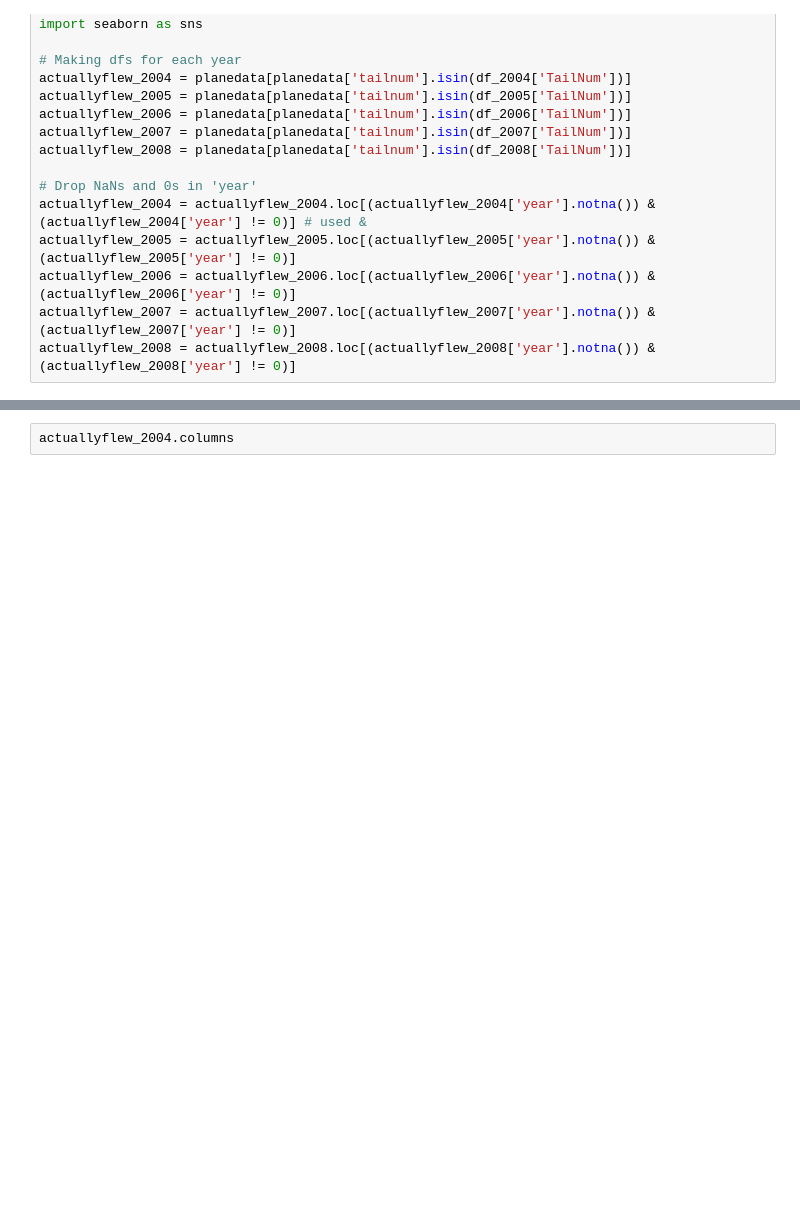
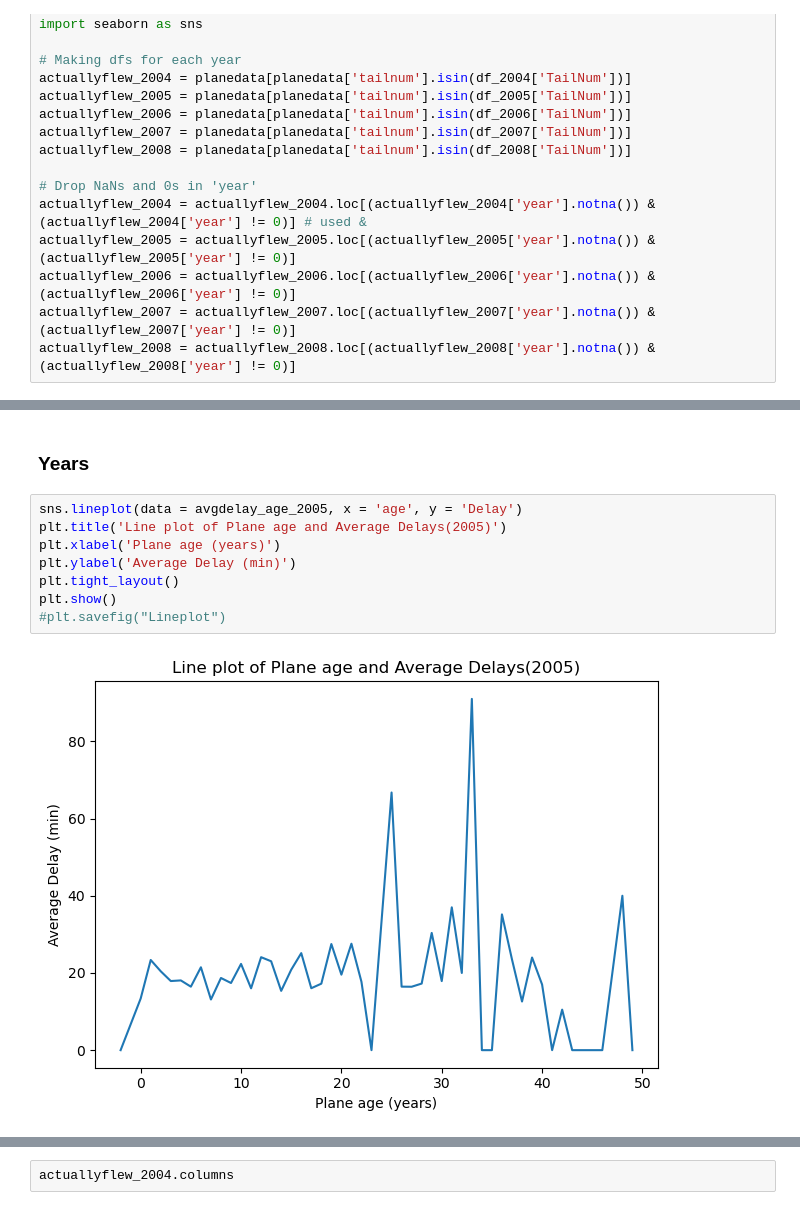
Before and after one commit to SJH1305/Coursework, a Jupyter notebook: Part 2_Q2b.ipynb, the cells around one changed output, grey strips where cells are left out. Drawn from its saved outputs; the diff is of its cells as text; blank space fills up the shorter version.

```diff
--- a/Part 2_Q2b.ipynb
+++ b/Part 2_Q2b.ipynb
@@ -109,0 +132,12 @@ plt.show
+# %% [markdown]
+### Years
+# %%
+sns.lineplot(data = avgdelay_age_2005, x = 'age', y = 'Delay')
+plt.title('Line plot of Plane age and Average Delays(2005)')
+plt.xlabel('Plane age (years)')
+plt.ylabel('Average Delay (min)')
+plt.tight_layout()
+plt.show()
+#plt.savefig("Lineplot")
+# %% [output]
+[figure, added]
```
Also changed, not shown: parts of 22 cells of this notebook.
